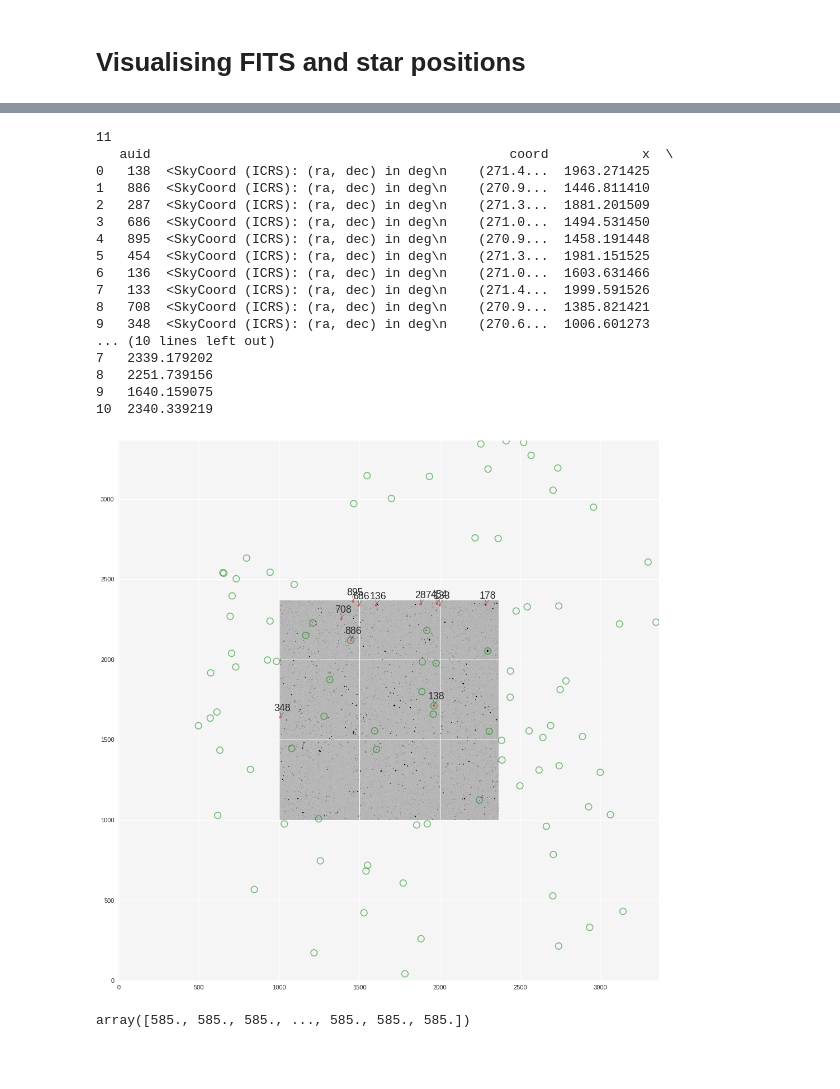
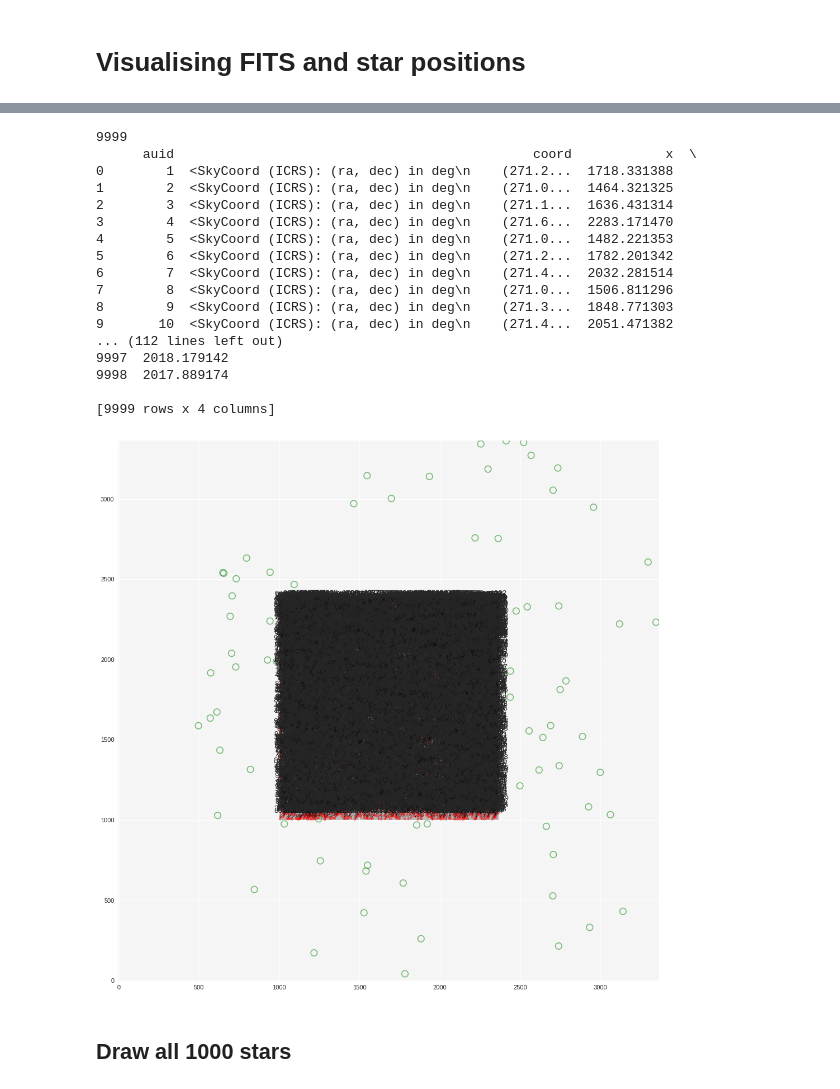
Before and after one commit to mrosseel/vast-automation, a Jupyter notebook: notebooks/fits_plot_vars.ipynb, the cells around one changed output, grey strips where cells are left out. Saved outputs shown, nothing was run; the diff lists cells and outputs as text; code cells hidden in the pictures; blank space fills up the shorter version.

Commit message:
Speed up calculation of positions by only writing pos of reference_frame
This speeds up calculations from x*nr_images to x. Storage goes from
2.7Gb to 3.9Mb

```diff
--- a/notebooks/fits_plot_vars.ipynb
+++ b/notebooks/fits_plot_vars.ipynb
@@ -35,13 +36,12 @@ def getWcs(wcs_file):
 
 FITS_FILE=init.fitsdir+init.reference_frame
 wcs_file = init.basedir+"new-image.fits"
-
+print(os.getcwd())
 wcs = getWcs(wcs_file)
 vsx = do_calibration.getVSX(init.basedir+'SearchResults.csv')
 candidates = do_calibration.getCandidates(0.7)
-names = do_calibration.findNames()
+detections = reading.read_world_positions(init.worldposdir)
 
 #x_pix, y_pix = wcs.all_world2pix(ra_deg, dec_deg)
 # x_world, y_world = gc.pixel2world(np.array([700]), np.array([700]))
-print(names)
 # %% [output]
@@ -71,8 +55,12 @@ found_results = []
 for variable in vsx:
     results.append({'auid': variable[0], 'coord': variable[1]})
 
-for candidate in candidates:
-    found_results.append({'auid': str(candidate[0]), 'coord': candidate[4]})
+for key in detections:
+    found_results.append({'auid': str(key), 'coord': SkyCoord(detections[key][0], detections[key][1], unit='deg')})
+
+#for candidate in candidates:
+#    found_results.append({'auid': str(candidate[0]), 'coord': candidate[4]})
+
 
 def add_pixels(results, offset):
     for star in results:
@@ -89,51 +77,49 @@ found_results = add_pixels(found_results, 1000)
 print(len(found_results))
 print(found_results)
 # %% [output]
-11
-   auid                                              coord            x  \
-0   138  <SkyCoord (ICRS): (ra, dec) in deg\n    (271.4...  1963.271425
-1   886  <SkyCoord (ICRS): (ra, dec) in deg\n    (270.9...  1446.811410
-2   287  <SkyCoord (ICRS): (ra, dec) in deg\n    (271.3...  1881.201509
-3   686  <SkyCoord (ICRS): (ra, dec) in deg\n    (271.0...  1494.531450
-4   895  <SkyCoord (ICRS): (ra, dec) in deg\n    (270.9...  1458.191448
-5   454  <SkyCoord (ICRS): (ra, dec) in deg\n    (271.3...  1981.151525
-6   136  <SkyCoord (ICRS): (ra, dec) in deg\n    (271.0...  1603.631466
-7   133  <SkyCoord (ICRS): (ra, dec) in deg\n    (271.4...  1999.591526
-8   708  <SkyCoord (ICRS): (ra, dec) in deg\n    (270.9...  1385.821421
-9   348  <SkyCoord (ICRS): (ra, dec) in deg\n    (270.6...  1006.601273
-... (10 lines left out)
-7   2339.179202
-8   2251.739156
-9   1640.159075
-10  2340.339219
+9999
+      auid                                              coord            x  \
+0        1  <SkyCoord (ICRS): (ra, dec) in deg\n    (271.2...  1718.331388
+1        2  <SkyCoord (ICRS): (ra, dec) in deg\n    (271.0...  1464.321325
+2        3  <SkyCoord (ICRS): (ra, dec) in deg\n    (271.1...  1636.431314
+3        4  <SkyCoord (ICRS): (ra, dec) in deg\n    (271.6...  2283.171470
+4        5  <SkyCoord (ICRS): (ra, dec) in deg\n    (271.0...  1482.221353
+5        6  <SkyCoord (ICRS): (ra, dec) in deg\n    (271.2...  1782.201342
+6        7  <SkyCoord (ICRS): (ra, dec) in deg\n    (271.4...  2032.281514
+7        8  <SkyCoord (ICRS): (ra, dec) in deg\n    (271.0...  1506.811296
+8        9  <SkyCoord (ICRS): (ra, dec) in deg\n    (271.3...  1848.771303
+9       10  <SkyCoord (ICRS): (ra, dec) in deg\n    (271.4...  2051.471382
+... (112 lines left out)
+9997  2018.179142
+9998  2017.889174
+
+[9999 rows x 4 columns]
 # %%
 hdulist = fits.open(FITS_FILE)
 data = hdulist[0].data.astype(float)
 data = np.pad(data, (1000,1000), 'constant', constant_values=(100, 100))
 fig=plt.figure(figsize=(18, 16), dpi= 80, facecolor='w', edgecolor='k')
 known_positions = (results['x'], results['y'])
 found_positions = (found_results['x'], found_results['y'])
 known_apps = CircularAperture(known_positions, r=20.)
 found_apps = CircularAperture(found_positions, r=5.)
 # target_app = CircularAperture(target_xy, r=20.)
 plt.imshow(data, cmap='gray_r', origin='lower', vmin=0, vmax=2500)
 known_apps.plot(color='green', lw=1.5, alpha=0.5)
 found_apps.plot(color='red', lw=1.5, alpha=0.5)
 # target_app.plot(color='blue', lw=1.5, alpha=0.5)
 #to_plot = results
 def annotate_it(results, offset1, offset2, size=16):
     for to_annotate in results.iterrows():
         plt.annotate('{}'.format(to_annotate[1]['auid']),
             xy=(to_annotate[1]['x'], to_annotate[1]['y']), xycoords='data',
             xytext=(offset1, offset2), textcoords='offset points', size=size,
             arrowprops=dict(arrowstyle="->"))
 #annotate_it(results, -150, 130, size=10)
-annotate_it(found_results, -10, 10)
+annotate_it(found_results, -10, 10, 12)
 # %% [output]
-[figure, old version]
+[figure, new version]
 # %%
 fig.savefig(init.basedir+'results')
-# %%
-data[1000]
-# %% [output]
-array([585., 585., 585., ..., 585., 585., 585.])
+# %% [markdown]
+## Draw all 1000 stars
```
Also changed, not shown: parts of 2 cells of this notebook, 3 other files.
